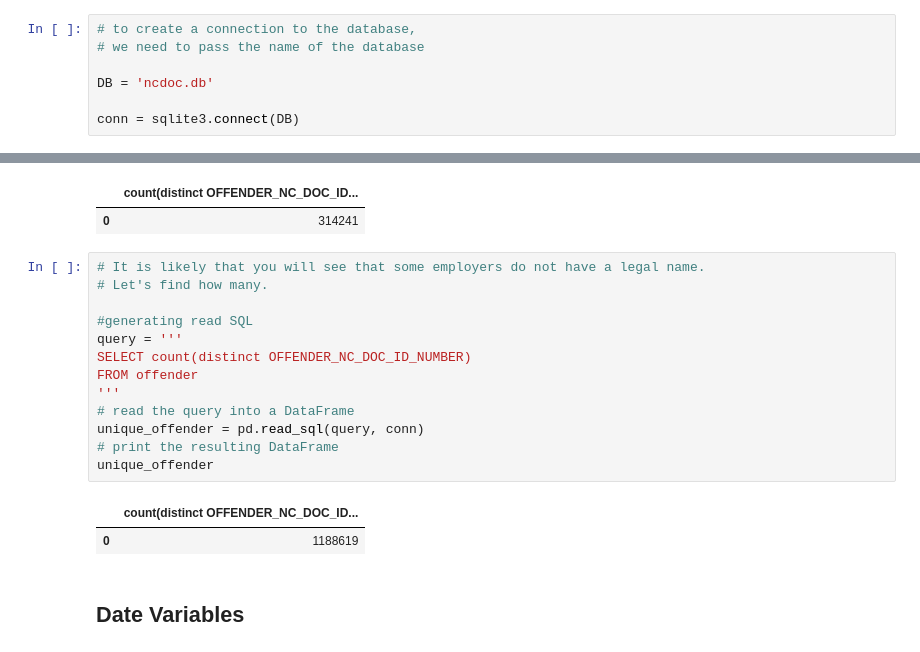
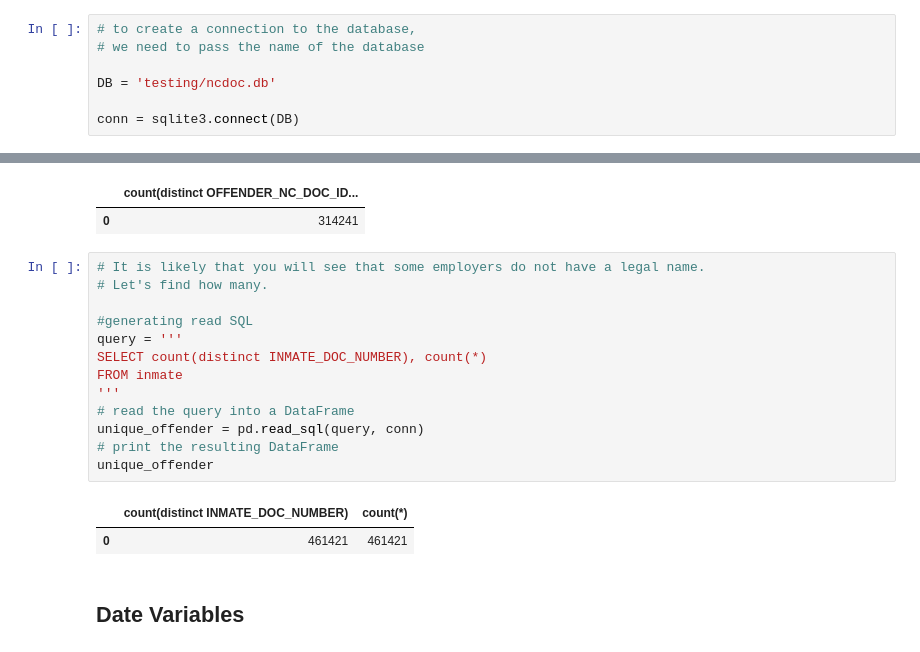
Before and after one commit to Coleridge-Initiative/bdss-notebooks, a Jupyter notebook: 02_2_Dataset_Exploration.ipynb, the cells around one changed output, grey strips where cells are left out. Cells and saved outputs as stored; diff of their text form.

```diff
--- a/02_2_Dataset_Exploration.ipynb
+++ b/02_2_Dataset_Exploration.ipynb
@@ -91,7 +91,7 @@ __Parameter 1: Connection__
 # to create a connection to the database,
 # we need to pass the name of the database
 
-DB = 'ncdoc.db'
+DB = 'testing/ncdoc.db'
 
 conn = sqlite3.connect(DB)
 # %% [markdown]
@@ -296,19 +296,19 @@ missing_county
 # %%
 # It is likely that you will see that some employers do not have a legal name.
 # Let's find how many.
 
 #generating read SQL
 query = '''
-SELECT count(distinct OFFENDER_NC_DOC_ID_NUMBER)
-FROM offender
+SELECT count(distinct INMATE_DOC_NUMBER), count(*)
+FROM inmate
 '''
 # read the query into a DataFrame
 unique_offender = pd.read_sql(query, conn)
 # print the resulting DataFrame
 unique_offender
 # %% [output]
-|  | count(distinct OFFENDER_NC_DOC_ID... |
-| 0 | 1188619 |
+|  | count(distinct INMATE_DOC_NUMBER) | count(*) |
+| 0 | 461421 | 461421 |
 # %% [markdown]
 ## Date Variables
 # %%
```
Also changed, not shown: parts of 18 cells of this notebook, 2 other files.
